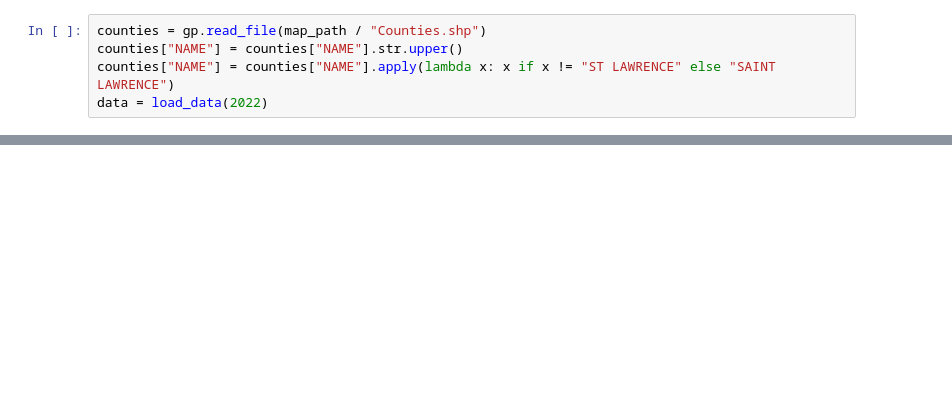
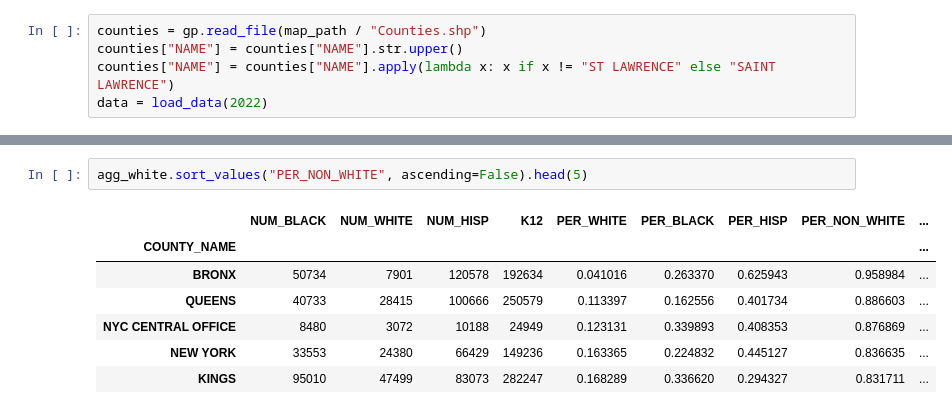
Before and after one commit to Daniel-Packer/ny_education_2, a Jupyter notebook: src/analysis/racial_props.ipynb, the cells around one changed output, grey strips where cells are left out. Saved outputs shown, nothing was run; the diff lists cells and outputs as text; blank space fills up the shorter version.

```diff
--- a/src/analysis/racial_props.ipynb
+++ b/src/analysis/racial_props.ipynb
@@ -34,0 +61,10 @@ plt.axis('off')
+# %%
+agg_white.sort_values("PER_NON_WHITE", ascending=False).head(5)
+# %% [output]
+|  | NUM_BLACK | NUM_WHITE | NUM_HISP | K12 | PER_WHITE | PER_BLACK | PER_HISP | PER_NON_WHITE | ... |
+| COUNTY_NAME |  |  |  |  |  |  |  |  | ... |
+| BRONX | 50734 | 7901 | 120578 | 192634 | 0.041016 | 0.263370 | 0.625943 | 0.958984 | ... |
+| QUEENS | 40733 | 28415 | 100666 | 250579 | 0.113397 | 0.162556 | 0.401734 | 0.886603 | ... |
+| NYC CENTRAL OFFICE | 8480 | 3072 | 10188 | 24949 | 0.123131 | 0.339893 | 0.408353 | 0.876869 | ... |
+| NEW YORK | 33553 | 24380 | 66429 | 149236 | 0.163365 | 0.224832 | 0.445127 | 0.836635 | ... |
+| KINGS | 95010 | 47499 | 83073 | 282247 | 0.168289 | 0.336620 | 0.294327 | 0.831711 | ... |
```
Also changed, not shown: parts of 5 cells of this notebook, 3 other files.
